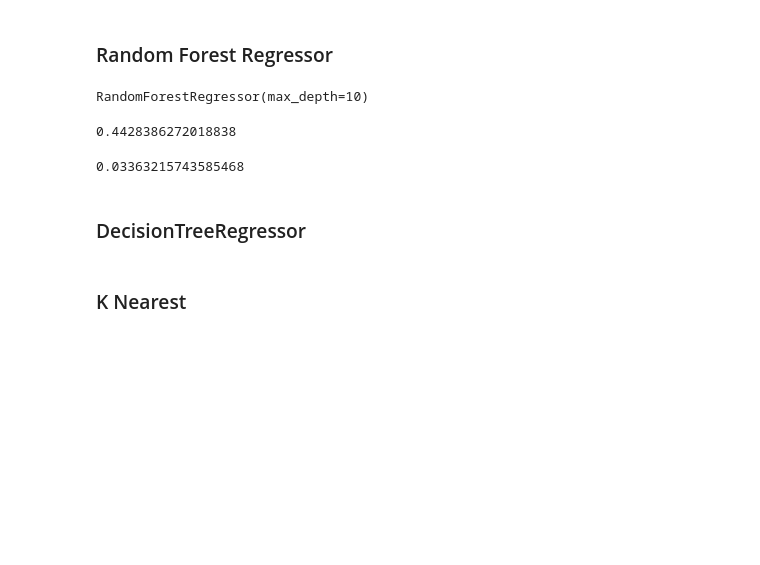
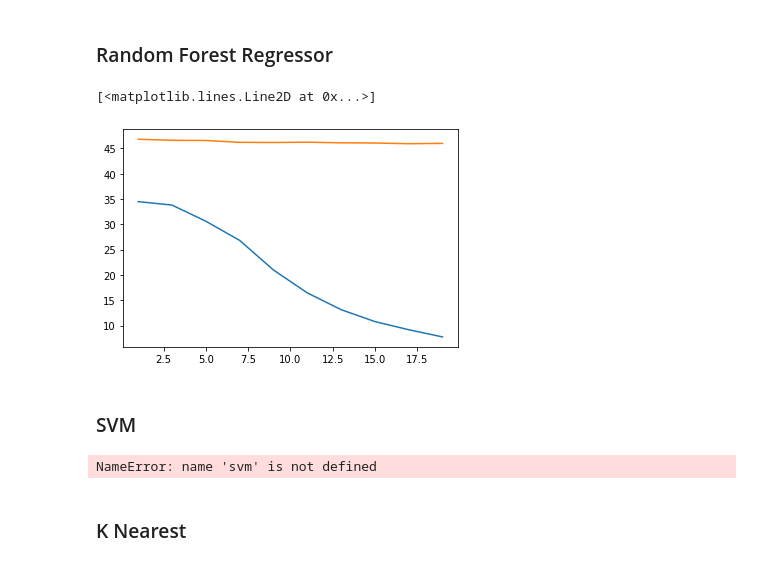
Before and after one commit to qiushuo222/c733-core-services, a Jupyter notebook: model_playground/nn.ipynb, the cells around one changed output. Drawn from its saved outputs; the diff is of its cells as text; code cells hidden in the pictures; blank space fills up the shorter version.

Commit message:
try more models

```diff
--- a/model_playground/nn.ipynb
+++ b/model_playground/nn.ipynb
@@ -94,0 +95,2 @@ train_label, validation_label, test_label = np.split(labels, [int(0.6 * len(feat
+# %%
+X_train, X_test, y_train, y_test = train_test_split(features, labels, test_size=0.2, random_state=120)
@@ -94,0 +113,2 @@ train_label, validation_label, test_label = np.split(labels, [int(0.6 * len(feat
+# %%
+X_train, X_val, y_train, y_val = train_test_split(X_train, y_train, test_size=0.2, random_state=500)
@@ -95,22 +131,47 @@ train_label, validation_label, test_label = np.split(labels, [int(0.6 * len(feat
 # %% [markdown]
 ### Random Forest Regressor
-# %%
-model = RandomForestRegressor(max_depth=10)
-model.fit(train_set, train_label)
-# %% [output]
-RandomForestRegressor(max_depth=10)
-# %%
-score = model.score(train_set, train_label)
-print(score)
-# %% [output]
-0.4428386272018838
-# %%
-score = model.score(validation_set, validation_label)
-print(score)
-# %% [output]
-0.03363215743585468
+# %%
+train_losses = []
+val_losses = []
+depths = []
+
+for depth in range(1, 50, 2):
+    depths.append(depth)
+    model = RandomForestRegressor(max_depth=depth)
+    model.fit(X_train, y_train)
+    train_pred =  model.predict(X_train)
+    train_loss = mean_squared_error(y_train, train_pred)
+    train_losses.append(train_loss)
+    val_pred = model.predict(X_val)
+    val_loss = mean_squared_error(y_val, val_pred)
+    val_losses.append(val_loss)
+    print(depth, train_loss, val_loss)
+# %%
+plt.plot(depths, train_losses)
+plt.plot(depths, val_losses)
+# %% [output]
+[<matplotlib.lines.Line2D at 0x...>]
+[figure, added]
 # %% [markdown]
-### DecisionTreeRegressor
+### SVM
+# %%
+train_losses = []
+val_losses = []
+depths = []
+
+for degree in range(1, 20):
+    depths.append(depth)
+    model = svm.SVR(kernel="poly", C=100, gamma="auto", degree=degree, epsilon=0.1, coef0=1)
+    model.fit(X_train, y_train)
+    train_pred =  model.predict(X_train)
+    train_loss = mean_squared_error(y_train, train_pred)
+    train_losses.append(train_loss)
+    val_pred = model.predict(X_val)
+    val_loss = mean_squared_error(y_val, val_pred)
+    val_losses.append(val_loss)
+    print(depth, train_loss, val_loss)
+# %% [output]
+NameError: name 'svm' is not defined
 # %% [markdown]
 ### K Nearest
 # %% [markdown]
```
Also changed, not shown: parts of 38 cells of this notebook.
